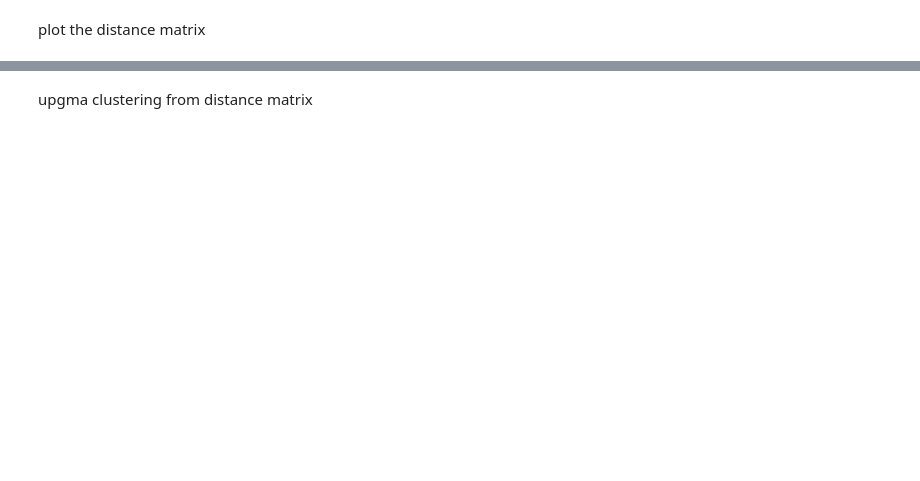
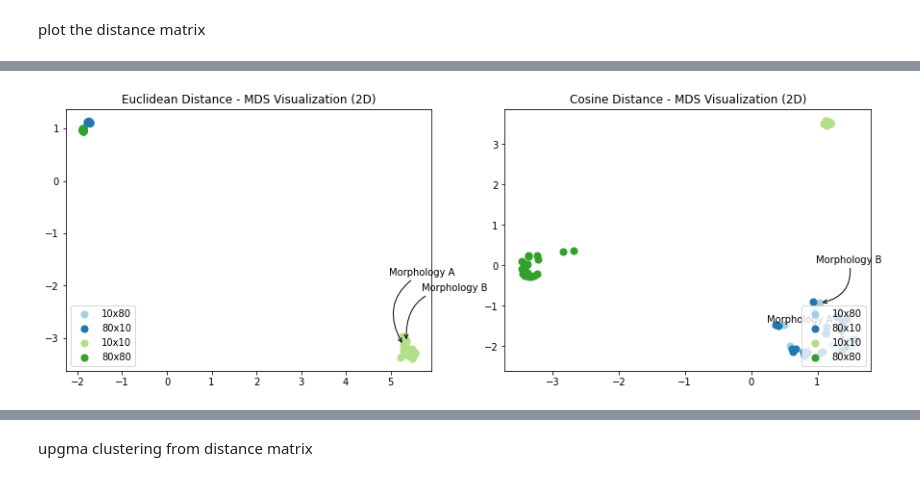
Before and after one commit to namitjuneja/CoMoDO, a Jupyter notebook: Vector debugging.ipynb, the cells around one changed output, grey strips where cells are left out. Saved outputs shown, nothing was run; the diff lists cells and outputs as text; code cells hidden in the pictures; blank space fills up the shorter version.

```diff
--- a/Vector debugging.ipynb
+++ b/Vector debugging.ipynb
@@ -70,0 +100,82 @@ cbar = plt.colorbar(fraction=0.046, pad=0.04)
+# %%
+from sklearn.manifold import MDS
+mds = MDS(2, dissimilarity='euclidean')
+data_euclidean = mds.fit_transform(distances_euclidean_norm)
+data_cosine = mds.fit_transform(distances_cosine_norm)
+# %%
+a = (166/255,206/255,227/255)
+b = (31/255,120/255,180/255)
+c = (178/255,223/255,138/255)
+d = (51/255,160/255,44/255)
+
+colors = [a,b,c,d]
+
+size = 50
+morphs_per_trajectory = 20
+fig = plt.figure(figsize=(15,5))
+
+ax = fig.add_subplot(121)
+data = data_euclidean
+ax.scatter([point[0] for point in data[:20]], [point[1] for point in data[:20]],
+           s=size,
+           color=colors[0],
+           label=r'10x80')
+ax.scatter([point[0] for point in data[20:40]], [point[1] for point in data[20:40]],
+           s=size,
+           color=colors[1],
+           label=r'80x10')
+ax.scatter([point[0] for point in data[40:60]], [point[1] for point in data[40:60]],
+           s=size,
+           color=colors[2],
+           label=r'10x10')
+ax.scatter([point[0] for point in data[60:80]], [point[1] for point in data[60:80]],
+           s=size,
+           color=colors[3],
+           label=r'80x80')
+ax.legend()
+ax.legend(loc='lower left')
+ax.set_title("Euclidean Distance - MDS Visualization (2D)")
+
+# annotate outlier trajectories
+ax.annotate('Morphology A', xy=(data[43][0], data[43][1]), xytext=(20,70),
+            textcoords='offset points', ha='center', va='bottom',
+            arrowprops=dict(arrowstyle='->', connectionstyle='arc3,rad=0.5',
+            color='black'))
+ax.annotate('Morphology B', xy=(data[57][0], data[57][1]), xytext=(50,50),
+            textcoords='offset points', ha='center', va='bottom',
+            arrowprops=dict(arrowstyle='->', connectionstyle='arc3,rad=0.5',
+            color='black'))
+
+
+
+ax = fig.add_subplot(122)
+data = data_cosine
+ax.scatter([point[0] for point in data[:20]], [point[1] for point in data[:20]],
+           s=size,
+           color=colors[0],
+           label=r'10x80')
+ax.scatter([point[0] for point in data[20:40]], [point[1] for point in data[20:40]],
+           s=size,
+           color=colors[1],
+           label=r'80x10')
+ax.scatter([point[0] for point in data[40:60]], [point[1] for point in data[40:60]],
+           s=size,
+           color=colors[2],
+           label=r'10x10')
+ax.scatter([point[0] for point in data[60:80]], [point[1] for point in data[60:80]],
+           s=size,
+           color=colors[3],
+           label=r'80x80')
+ax.legend(loc='lower right')
+ax.set_title("Cosine Distance - MDS Visualization (2D)")
+
+# annotate outlier trajectories
+ax.annotate('Morphology A', xy=(data[3][0], data[3][1]), xytext=(-50,30),
+            textcoords='offset points', ha='center', va='bottom',
+            arrowprops=dict(arrowstyle='->', connectionstyle='arc3,rad=-0.5',
+            color='black'))
+ax.annotate('Morphology B', xy=(data[7][0], data[7][1]), xytext=(30,40),
+            textcoords='offset points', ha='center', va='bottom',
+            arrowprops=dict(arrowstyle='->', connectionstyle='arc3,rad=-0.5',
+            color='black'))
+# %% [output]
@@ -70,0 +183 @@ cbar = plt.colorbar(fraction=0.046, pad=0.04)
+[figure, added]
```
Also changed, not shown: parts of 48 cells of this notebook, 1 other file.
